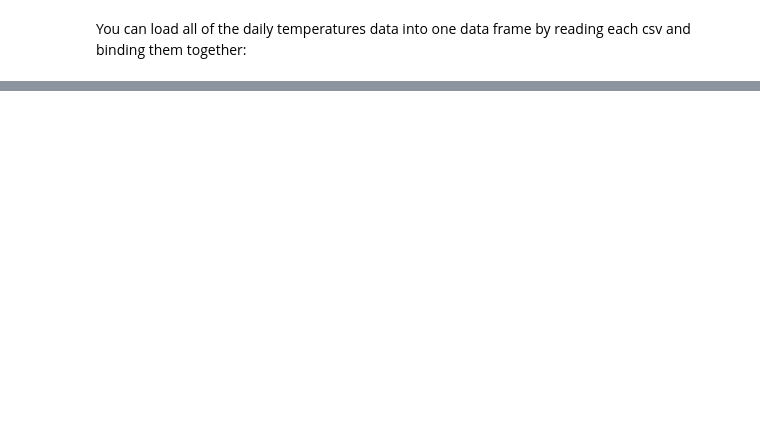
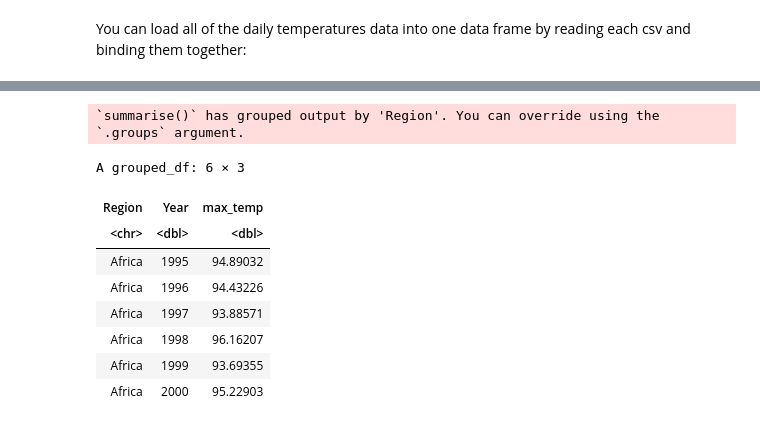
Before and after one commit to MatthewJWhittle/NCW2021, a Jupyter notebook: Introduction-R.ipynb, the cells around one changed output, grey strips where cells are left out. Drawn from its saved outputs; the diff is of its cells as text; code cells hidden in the pictures; blank space fills up the shorter version.

```diff
--- a/Introduction-R.ipynb
+++ b/Introduction-R.ipynb
@@ -147,0 +144,18 @@ A spec_tbl_df: 4361224 × 8
+# %%
+regional_max <-
+    city_temps %>%
+    group_by(Region, Year) %>%
+    summarise(max_temp = max(monthly_average, na.rm = TRUE))
+
+head(regional_max)
+# %% [output]
+`summarise()` has grouped output by 'Region'. You can override using the `.groups` argument.
+A grouped_df: 6 × 3
+| Region | Year | max_temp |
+| <chr> | <dbl> | <dbl> |
+| Africa | 1995 | 94.89032 |
+| Africa | 1996 | 94.43226 |
+| Africa | 1997 | 93.88571 |
+| Africa | 1998 | 96.16207 |
+| Africa | 1999 | 93.69355 |
+| Africa | 2000 | 95.22903 |
```
Also changed, not shown: parts of 15 cells of this notebook, 12 other files.
